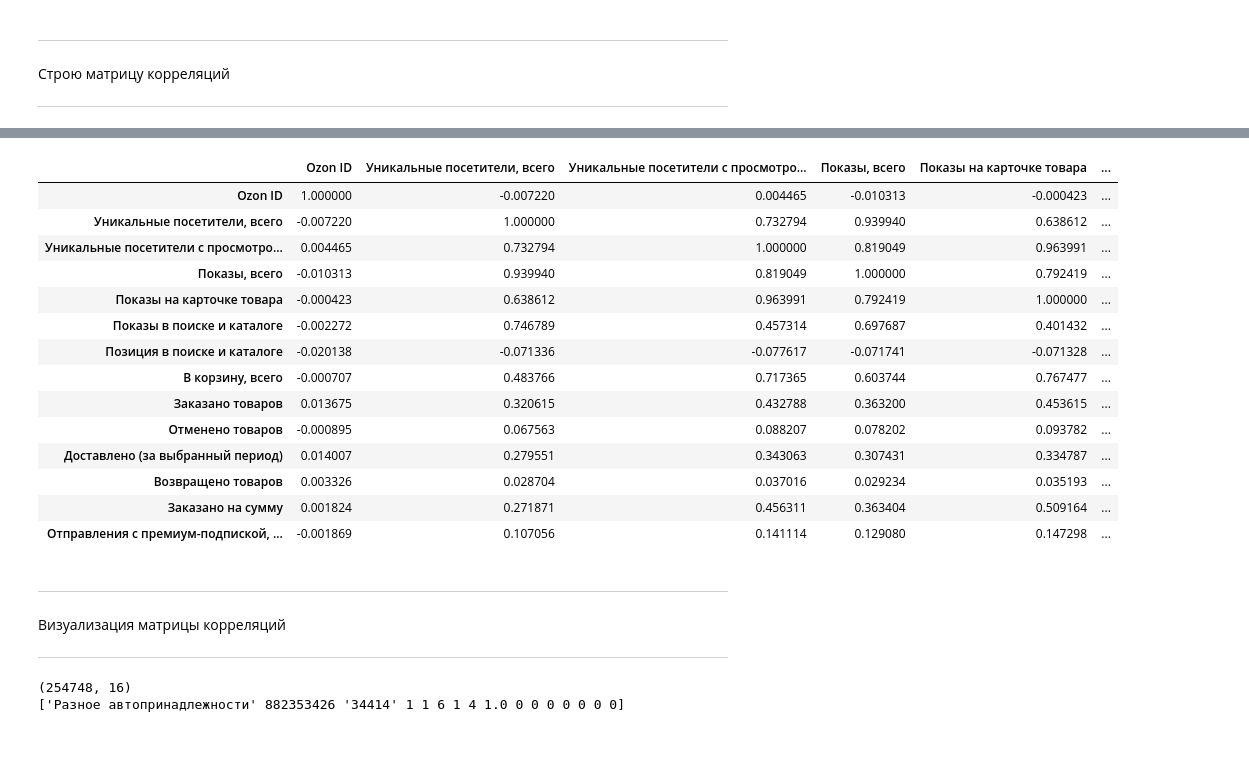
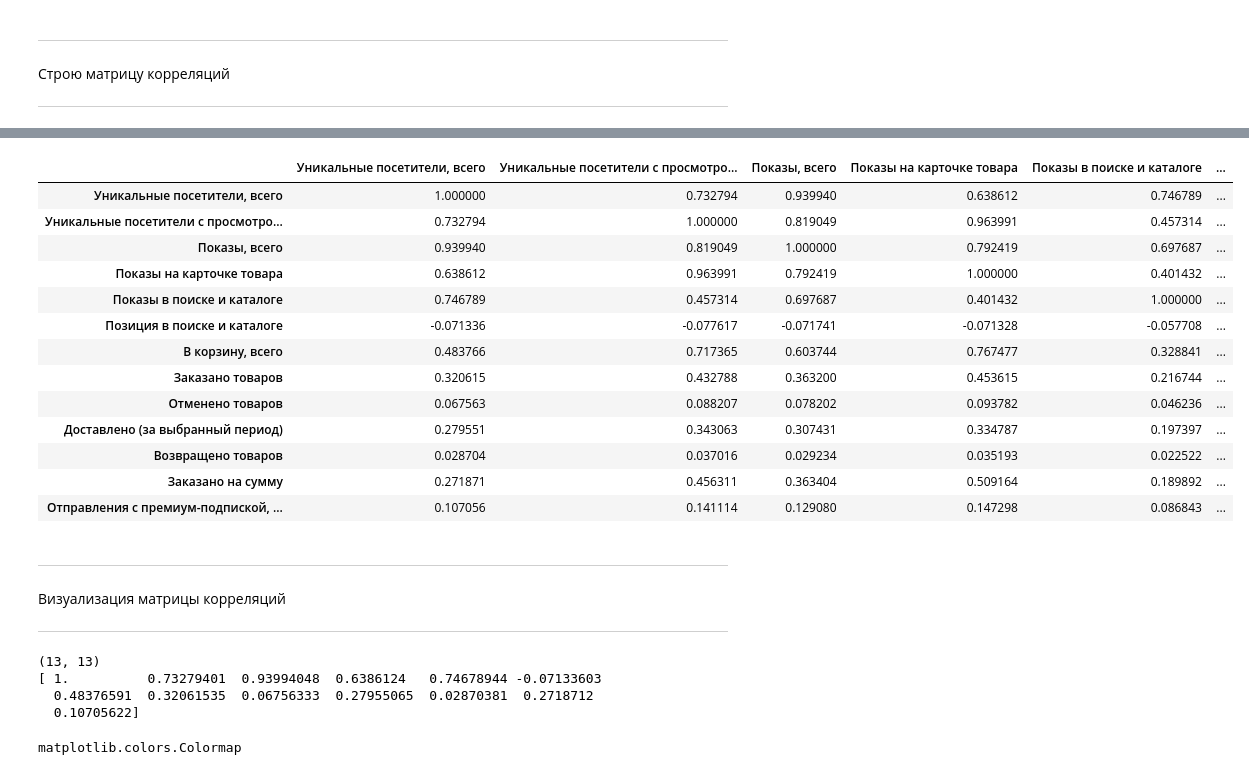
Before and after one commit to Untick/Marketplaces, a Jupyter notebook: Domoscanova Irina/AI_стажировка_Ingate.ipynb, the cells around one changed output, grey strips where cells are left out. Cells and saved outputs as stored; diff of their text form; code cells hidden in the pictures; blank space fills up the shorter version.

```diff
--- a/Domoscanova Irina/AI_стажировка_Ingate.ipynb
+++ b/Domoscanova Irina/AI_стажировка_Ingate.ipynb
@@ -145,3 +145,7 @@ orders.head()
 Строю матрицу корреляций
 
 ---
+# %%
+# Формирую датафрейм для корреляции только с числовыми данными
+orders_edit = orders.drop(['Категория 3-го уровня', 'Ozon ID', 'Артикул'], axis=1)
+orders_edit.head()
@@ -148,22 +160,22 @@ orders.head()
 # %%
 # Матрица корреляций
-orders.corr()
+orders_corr = orders_edit.corr()
+orders_corr
 # %% [output]
-|  | Ozon ID | Уникальные посетители, всего | Уникальные посетители с просмотро... | Показы, всего | Показы на карточке товара | ... |
-| Ozon ID | 1.000000 | -0.007220 | 0.004465 | -0.010313 | -0.000423 | ... |
-| Уникальные посетители, всего | -0.007220 | 1.000000 | 0.732794 | 0.939940 | 0.638612 | ... |
-| Уникальные посетители с просмотро... | 0.004465 | 0.732794 | 1.000000 | 0.819049 | 0.963991 | ... |
-| Показы, всего | -0.010313 | 0.939940 | 0.819049 | 1.000000 | 0.792419 | ... |
-| Показы на карточке товара | -0.000423 | 0.638612 | 0.963991 | 0.792419 | 1.000000 | ... |
-| Показы в поиске и каталоге | -0.002272 | 0.746789 | 0.457314 | 0.697687 | 0.401432 | ... |
-| Позиция в поиске и каталоге | -0.020138 | -0.071336 | -0.077617 | -0.071741 | -0.071328 | ... |
-| В корзину, всего | -0.000707 | 0.483766 | 0.717365 | 0.603744 | 0.767477 | ... |
-| Заказано товаров | 0.013675 | 0.320615 | 0.432788 | 0.363200 | 0.453615 | ... |
-| Отменено товаров | -0.000895 | 0.067563 | 0.088207 | 0.078202 | 0.093782 | ... |
-| Доставлено (за выбранный период) | 0.014007 | 0.279551 | 0.343063 | 0.307431 | 0.334787 | ... |
-| Возвращено товаров | 0.003326 | 0.028704 | 0.037016 | 0.029234 | 0.035193 | ... |
-| Заказано на сумму | 0.001824 | 0.271871 | 0.456311 | 0.363404 | 0.509164 | ... |
-| Отправления с премиум-подпиской, ... | -0.001869 | 0.107056 | 0.141114 | 0.129080 | 0.147298 | ... |
+|  | Уникальные посетители, всего | Уникальные посетители с просмотро... | Показы, всего | Показы на карточке товара | Показы в поиске и каталоге | ... |
+| Уникальные посетители, всего | 1.000000 | 0.732794 | 0.939940 | 0.638612 | 0.746789 | ... |
+| Уникальные посетители с просмотро... | 0.732794 | 1.000000 | 0.819049 | 0.963991 | 0.457314 | ... |
+| Показы, всего | 0.939940 | 0.819049 | 1.000000 | 0.792419 | 0.697687 | ... |
+| Показы на карточке товара | 0.638612 | 0.963991 | 0.792419 | 1.000000 | 0.401432 | ... |
+| Показы в поиске и каталоге | 0.746789 | 0.457314 | 0.697687 | 0.401432 | 1.000000 | ... |
+| Позиция в поиске и каталоге | -0.071336 | -0.077617 | -0.071741 | -0.071328 | -0.057708 | ... |
+| В корзину, всего | 0.483766 | 0.717365 | 0.603744 | 0.767477 | 0.328841 | ... |
+| Заказано товаров | 0.320615 | 0.432788 | 0.363200 | 0.453615 | 0.216744 | ... |
+| Отменено товаров | 0.067563 | 0.088207 | 0.078202 | 0.093782 | 0.046236 | ... |
+| Доставлено (за выбранный период) | 0.279551 | 0.343063 | 0.307431 | 0.334787 | 0.197397 | ... |
+| Возвращено товаров | 0.028704 | 0.037016 | 0.029234 | 0.035193 | 0.022522 | ... |
+| Заказано на сумму | 0.271871 | 0.456311 | 0.363404 | 0.509164 | 0.189892 | ... |
+| Отправления с премиум-подпиской, ... | 0.107056 | 0.141114 | 0.129080 | 0.147298 | 0.086843 | ... |
 # %% [markdown]
 
 
@@ -171,14 +183,18 @@ orders.corr()
 Визуализация матрицы корреляций
 
 ---
-# %%
-# Перевод данных в np массив
-np_orders = orders.values
-
-# Вывод формы массива np_orders
-print(np_orders.shape)
-# Вывод 0-ой строки массива
-print(np_orders[0])
-# %% [output]
-(254748, 16)
-['Разное автопринадлежности' 882353426 '34414' 1 1 6 1 4 1.0 0 0 0 0 0 0 0]
+# %%
+# Перевожу orders_corr в npy массив
+np_orders_corr = orders_corr.values
+print(np_orders_corr.shape)
+print(np_orders_corr[0])
+# %% [output]
+(13, 13)
+[ 1.          0.73279401  0.93994048  0.6386124   0.74678944 -0.07133603
+  0.48376591  0.32061535  0.06756333  0.27955065  0.02870381  0.2718712
+  0.10705622]
+# %%
+import matplotlib
+matplotlib.colors.Colormap
+# %% [output]
+matplotlib.colors.Colormap
```
Also changed, not shown: parts of 2 cells of this notebook.
